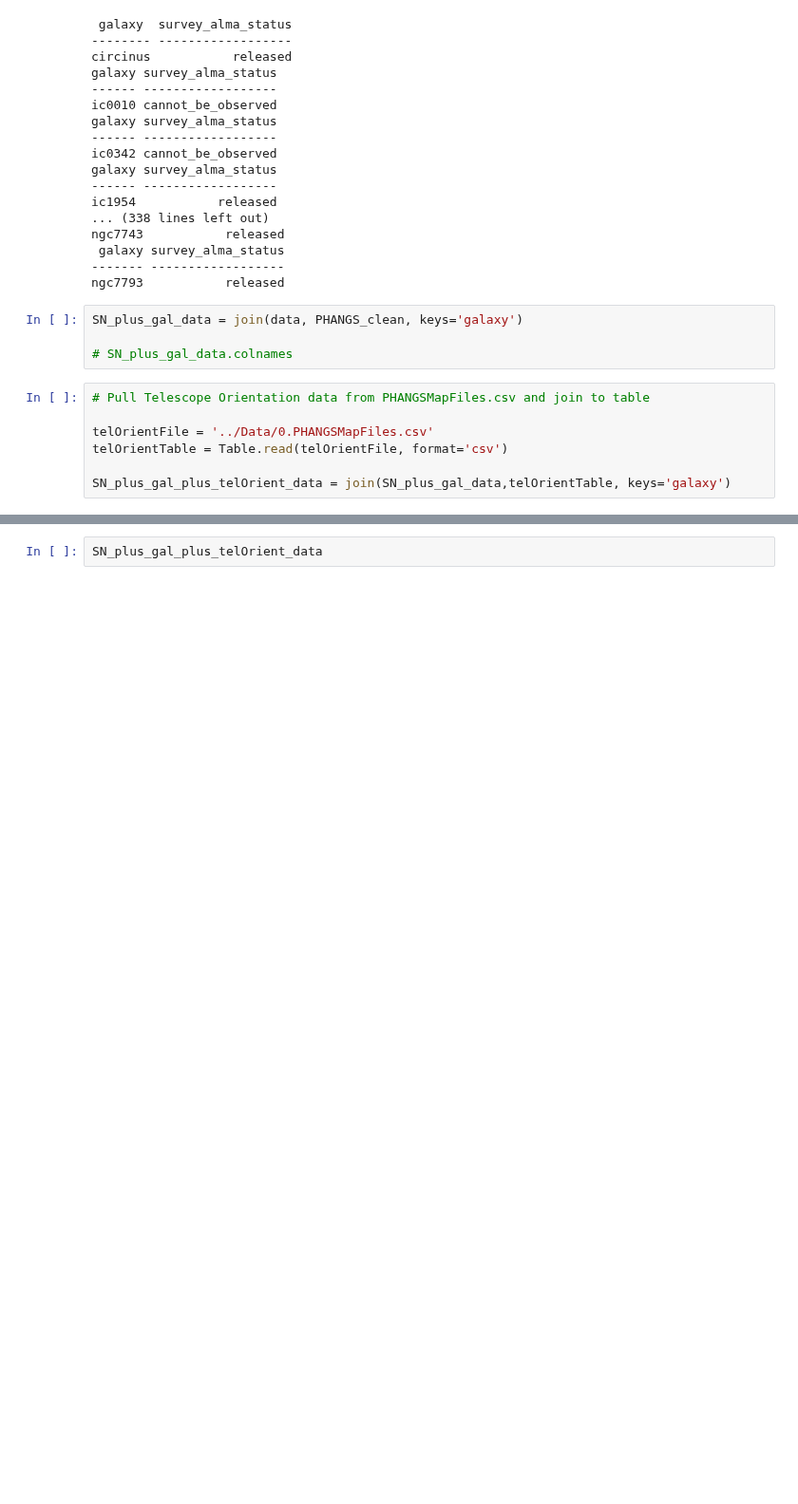
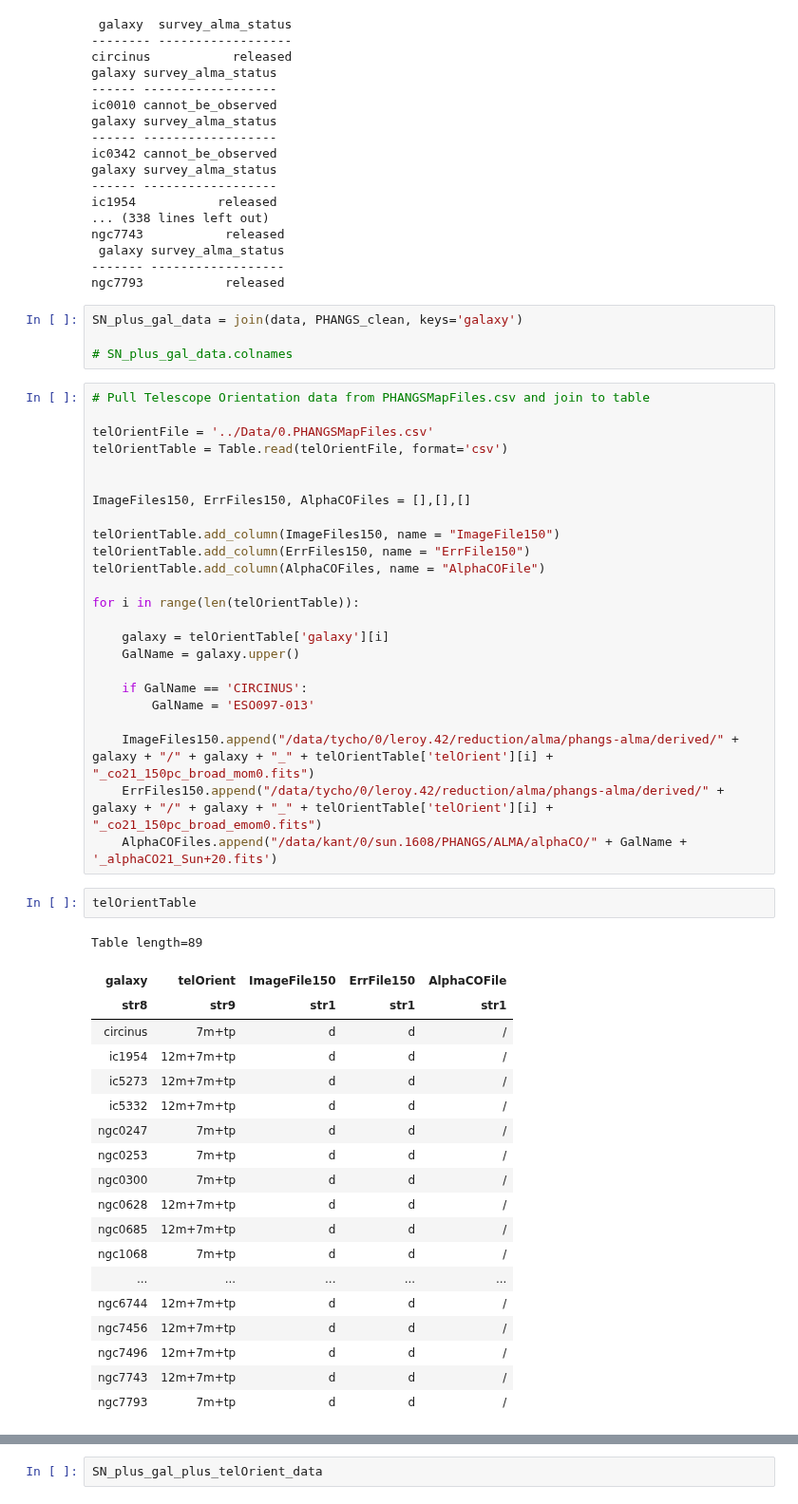
Before and after one commit to NessMayker/SNeCO, a Jupyter notebook: Code/3a._Data_Compiler_and_Organizer.ipynb, the cells around one changed output, grey strips where cells are left out. Shown at 95% size. Drawn from its saved outputs; the diff is of its cells as text; blank space fills up the shorter version.

```diff
--- a/Code/3a._Data_Compiler_and_Organizer.ipynb
+++ b/Code/3a._Data_Compiler_and_Organizer.ipynb
@@ -166,4 +166,43 @@ SN_plus_gal_data = join(data, PHANGS_clean, keys='galaxy')
 telOrientFile = '../Data/0.PHANGSMapFiles.csv'
 telOrientTable = Table.read(telOrientFile, format='csv')
 
-SN_plus_gal_plus_telOrient_data = join(SN_plus_gal_data,telOrientTable, keys='galaxy')
+
+ImageFiles150, ErrFiles150, AlphaCOFiles = [],[],[]
+
+telOrientTable.add_column(ImageFiles150, name = "ImageFile150")
+telOrientTable.add_column(ErrFiles150, name = "ErrFile150")
+telOrientTable.add_column(AlphaCOFiles, name = "AlphaCOFile")
+
+for i in range(len(telOrientTable)):
+
+    galaxy = telOrientTable['galaxy'][i]
+    GalName = galaxy.upper()
+
+    if GalName == 'CIRCINUS':
+        GalName = 'ESO097-013'
+
+    ImageFiles150.append("/data/tycho/0/leroy.42/reduction/alma/phangs-alma/derived/" + galaxy + "/" + galaxy + "_" + telOrientTable['telOrient'][i] + "_co21_150pc_broad_mom0.fits")
+    ErrFiles150.append("/data/tycho/0/leroy.42/reduction/alma/phangs-alma/derived/" + galaxy + "/" + galaxy + "_" + telOrientTable['telOrient'][i] + "_co21_150pc_broad_emom0.fits")
+    AlphaCOFiles.append("/data/kant/0/sun.1608/PHANGS/ALMA/alphaCO/" + GalName + '_alphaCO21_Sun+20.fits')
+# %%
+telOrientTable
+# %% [output]
+Table length=89
+| galaxy | telOrient | ImageFile150 | ErrFile150 | AlphaCOFile |
+| str8 | str9 | str1 | str1 | str1 |
+| circinus | 7m+tp | d | d | / |
+| ic1954 | 12m+7m+tp | d | d | / |
+| ic5273 | 12m+7m+tp | d | d | / |
+| ic5332 | 12m+7m+tp | d | d | / |
+| ngc0247 | 7m+tp | d | d | / |
+| ngc0253 | 7m+tp | d | d | / |
+| ngc0300 | 7m+tp | d | d | / |
+| ngc0628 | 12m+7m+tp | d | d | / |
+| ngc0685 | 12m+7m+tp | d | d | / |
+| ngc1068 | 7m+tp | d | d | / |
+| ... | ... | ... | ... | ... |
+| ngc6744 | 12m+7m+tp | d | d | / |
+| ngc7456 | 12m+7m+tp | d | d | / |
+| ngc7496 | 12m+7m+tp | d | d | / |
+| ngc7743 | 12m+7m+tp | d | d | / |
+| ngc7793 | 7m+tp | d | d | / |
```
Also changed, not shown: parts of 1 cell of this notebook, 1 other file.
